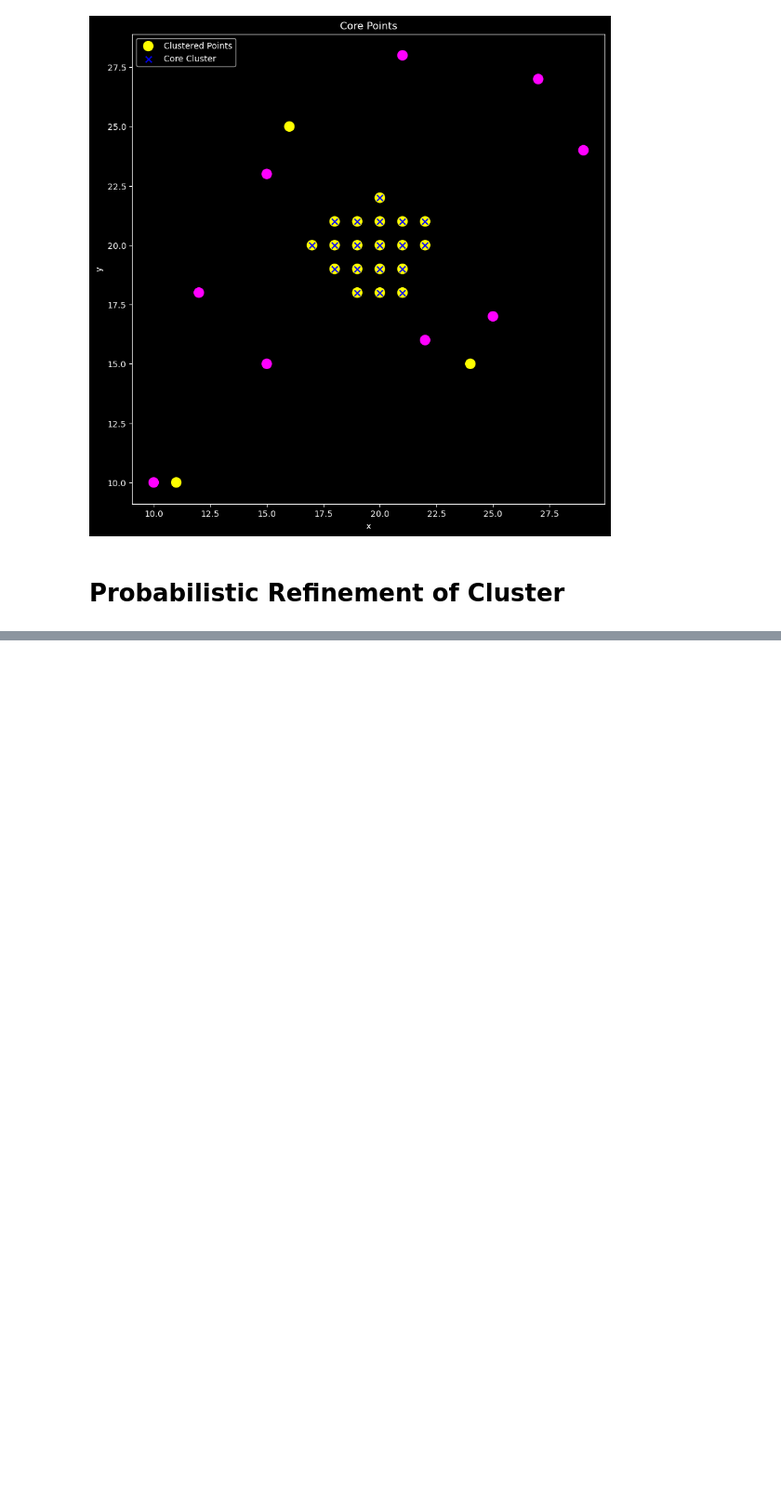
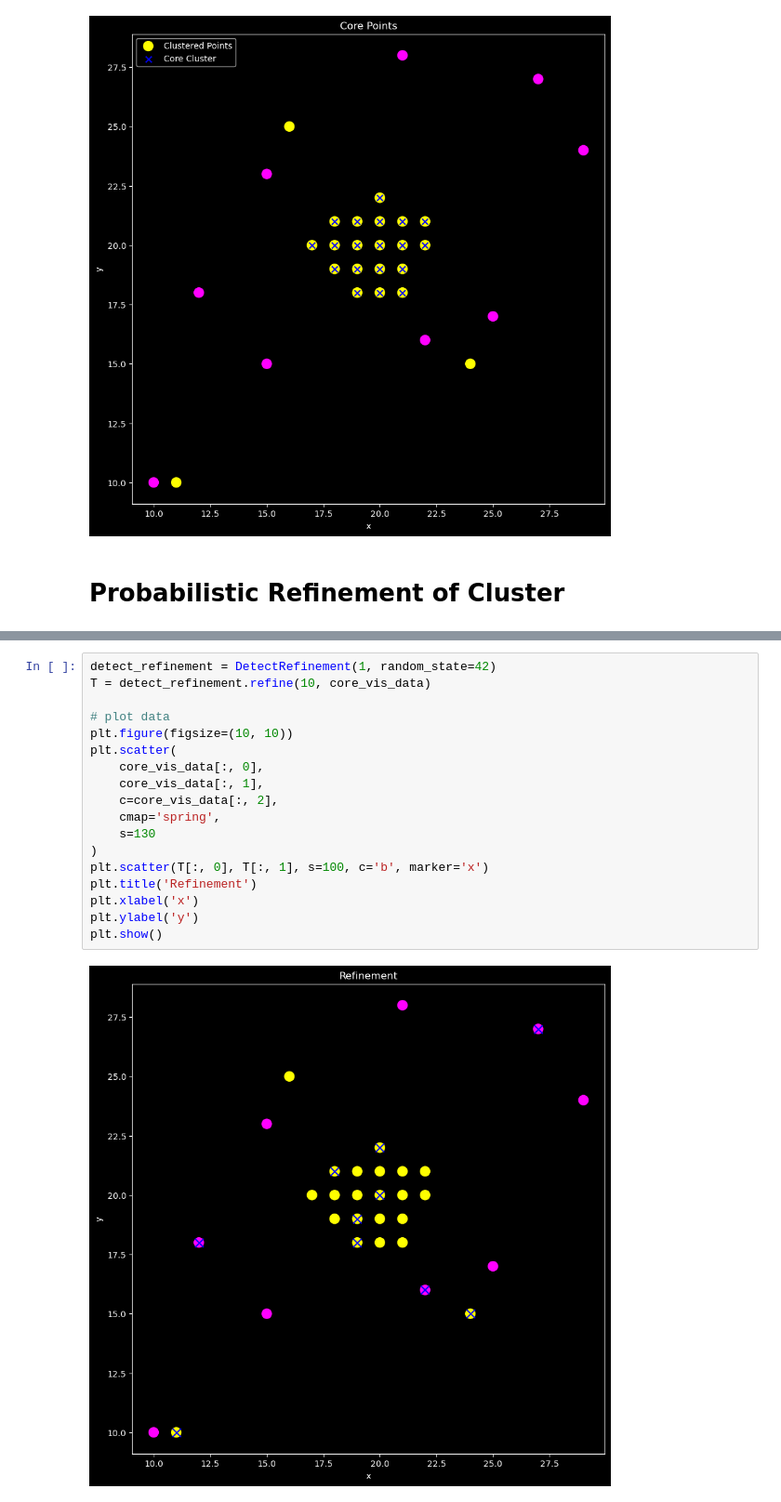
Before and after one commit to Pyrole-2002/project-7-incremental-clustering, a Jupyter notebook: src/algo_5.3.ipynb, the cells around one changed output, grey strips where cells are left out. Shown: that part at 93% size. Cells and saved outputs as stored; diff of their text form; blank space fills up the shorter version.

```diff
--- a/src/algo_5.3.ipynb
+++ b/src/algo_5.3.ipynb
@@ -152,0 +180,20 @@ l = 3 should be >= k = 4
+# %%
+detect_refinement = DetectRefinement(1, random_state=42)
+T = detect_refinement.refine(10, core_vis_data)
+
+# plot data
+plt.figure(figsize=(10, 10))
+plt.scatter(
+    core_vis_data[:, 0],
+    core_vis_data[:, 1],
+    c=core_vis_data[:, 2],
+    cmap='spring',
+    s=130
+)
+plt.scatter(T[:, 0], T[:, 1], s=100, c='b', marker='x')
+plt.title('Refinement')
+plt.xlabel('x')
+plt.ylabel('y')
+plt.show()
+# %% [output]
+[figure, added]
```
Also changed, not shown: parts of 7 cells of this notebook.
